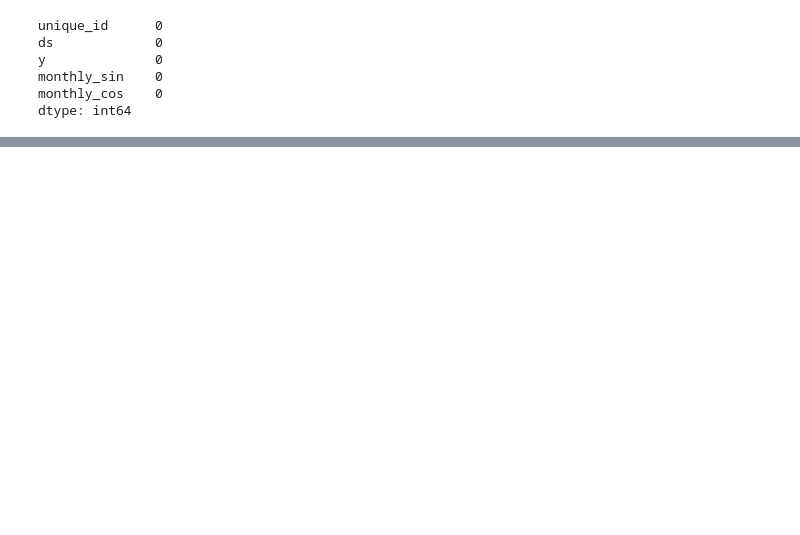
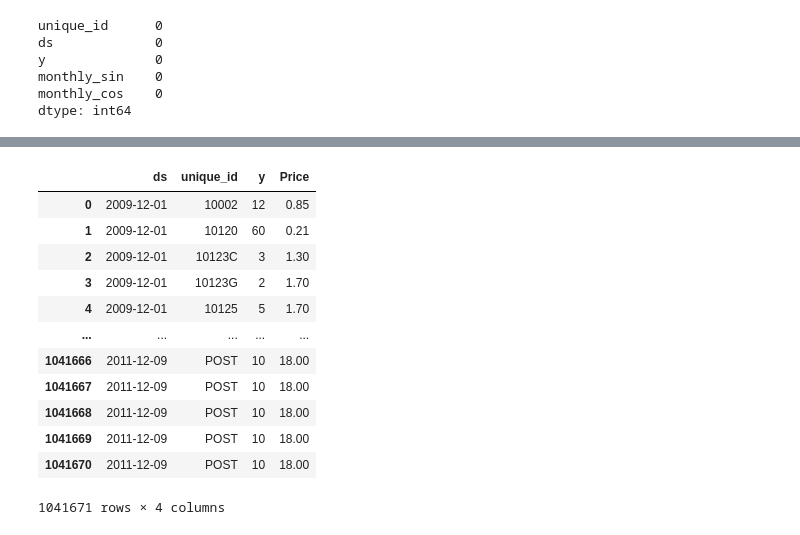
Before and after one commit to heylucasleao/forecasting, a Jupyter notebook: 10.dmstl_agg.ipynb, the cells around one changed output, grey strips where cells are left out. Drawn from its saved outputs; the diff is of its cells as text; code cells hidden in the pictures; blank space fills up the shorter version.

```diff
--- a/10.dmstl_agg.ipynb
+++ b/10.dmstl_agg.ipynb
@@ -184,0 +104,27 @@ Resultado agregado com FFT e PAMI automáticos do DMSTLWrapper:
+# %%
+benchmark_panel = retail.copy()
+benchmark_panel["y"] = benchmark_panel["y"].fillna(0.0)
+benchmark_cutoff = benchmark_panel["ds"].quantile(0.80)
+benchmark_train = benchmark_panel[benchmark_panel["ds"] <= benchmark_cutoff].copy()
+benchmark_test = benchmark_panel[benchmark_panel["ds"] > benchmark_cutoff].copy()
+benchmark_horizon = 28
+# %%
+benchmark_panel = benchmark_panel.drop(columns=["InvoiceDate", "Quantity"])
+# %%
+benchmark_panel
+
+fill_gaps(benchmark_panel, freq="D", end="per_serie", id_col="unique_id", time_col="ds")
+# %% [output]
+|  | ds | unique_id | y | Price |
+| 0 | 2009-12-01 | 10002 | 12 | 0.85 |
+| 1 | 2009-12-01 | 10120 | 60 | 0.21 |
+| 2 | 2009-12-01 | 10123C | 3 | 1.30 |
+| 3 | 2009-12-01 | 10123G | 2 | 1.70 |
+| 4 | 2009-12-01 | 10125 | 5 | 1.70 |
+| ... | ... | ... | ... | ... |
+| 1041666 | 2011-12-09 | POST | 10 | 18.00 |
+| 1041667 | 2011-12-09 | POST | 10 | 18.00 |
+| 1041668 | 2011-12-09 | POST | 10 | 18.00 |
+| 1041669 | 2011-12-09 | POST | 10 | 18.00 |
+| 1041670 | 2011-12-09 | POST | 10 | 18.00 |
+1041671 rows × 4 columns
```
Also changed, not shown: parts of 11 cells of this notebook.
